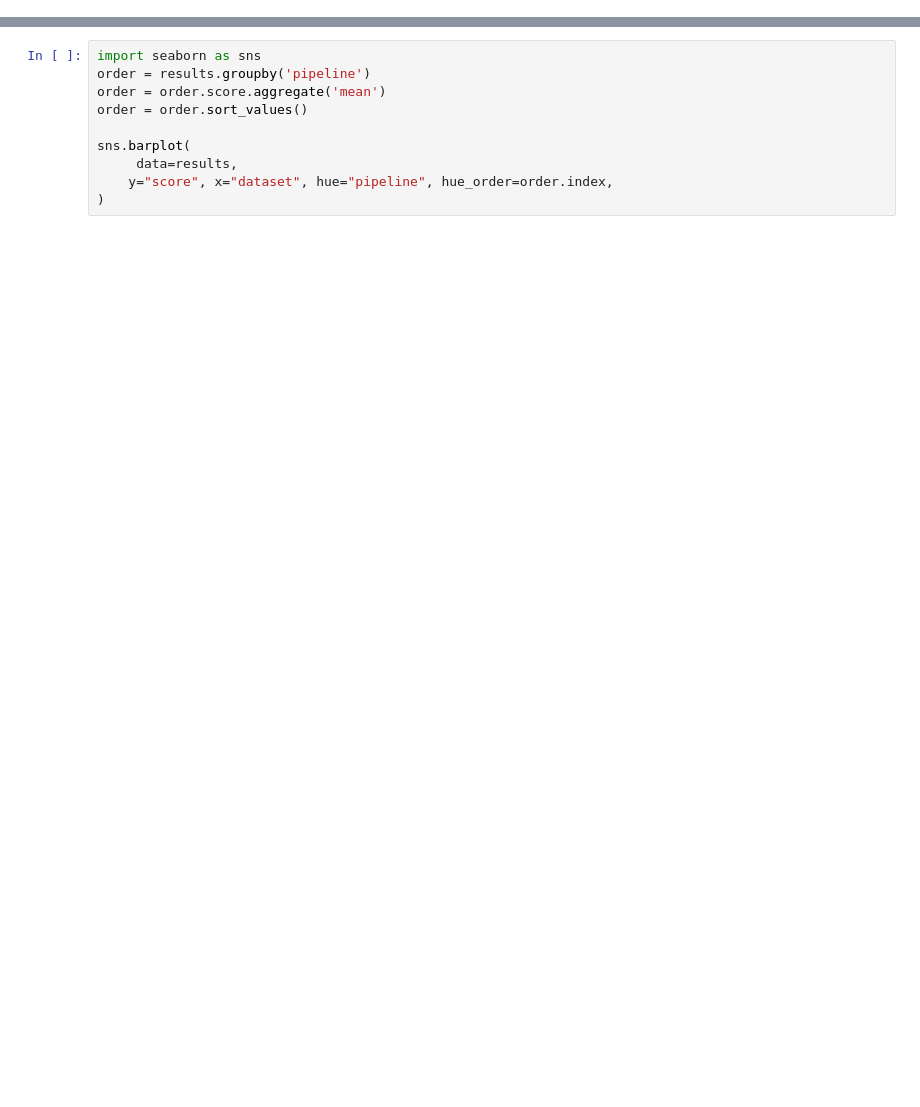
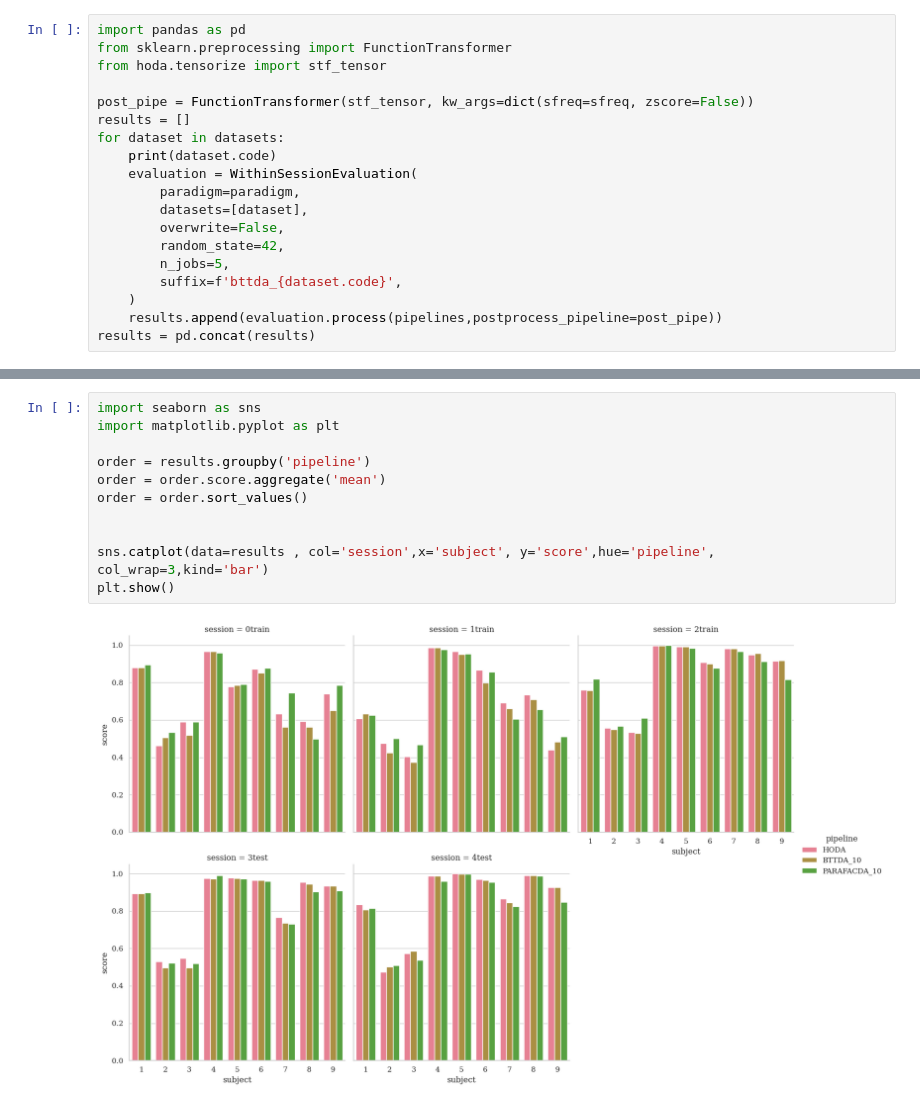
Before and after one commit to arnevdk/bttda, a Jupyter notebook: notebooks/moabb_mi.ipynb, the cells around one changed output, grey strips where cells are left out. Cells and saved outputs as stored; diff of their text form; blank space fills up the shorter version.

```diff
--- a/notebooks/moabb_mi.ipynb
+++ b/notebooks/moabb_mi.ipynb
@@ -109,0 +102,19 @@ KeyboardInterrupt
+# %%
+import pandas as pd
+from sklearn.preprocessing import FunctionTransformer
+from hoda.tensorize import stf_tensor
+
+post_pipe = FunctionTransformer(stf_tensor, kw_args=dict(sfreq=sfreq, zscore=False))
+results = []
+for dataset in datasets:
+    print(dataset.code)
+    evaluation = WithinSessionEvaluation(
+        paradigm=paradigm,
+        datasets=[dataset],
+        overwrite=False,
+        random_state=42,
+        n_jobs=5,
+        suffix=f'bttda_{dataset.code}',
+    )
+    results.append(evaluation.process(pipelines,postprocess_pipeline=post_pipe))
+results = pd.concat(results)
@@ -112,13 +177,16 @@ results
 # %%
 import seaborn as sns
+import matplotlib.pyplot as plt
+
 order = results.groupby('pipeline')
 order = order.score.aggregate('mean')
 order = order.sort_values()
 
-sns.barplot(
-     data=results,
-    y="score", x="dataset", hue="pipeline", hue_order=order.index,
-)
+
+sns.catplot(data=results , col='session',x='subject', y='score',hue='pipeline', col_wrap=3,kind='bar')
+plt.show()
+# %% [output]
+[figure, added]
 # %%
 from moabb.analysis.meta_analysis import compute_dataset_statistics, find_significant_differences
 from moabb.analysis.plotting import summary_plot
```
Also changed, not shown: parts of 13 cells of this notebook, 12 other files.
